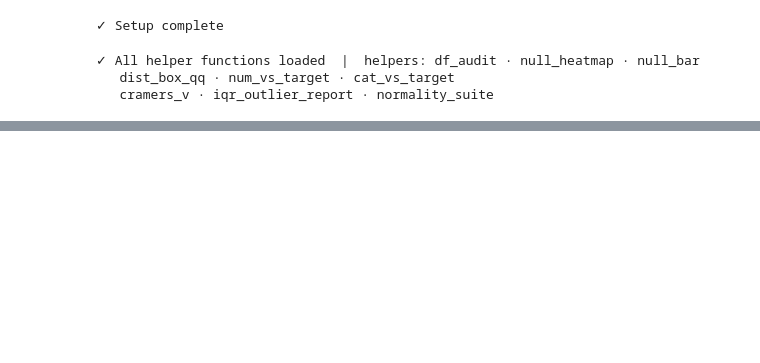
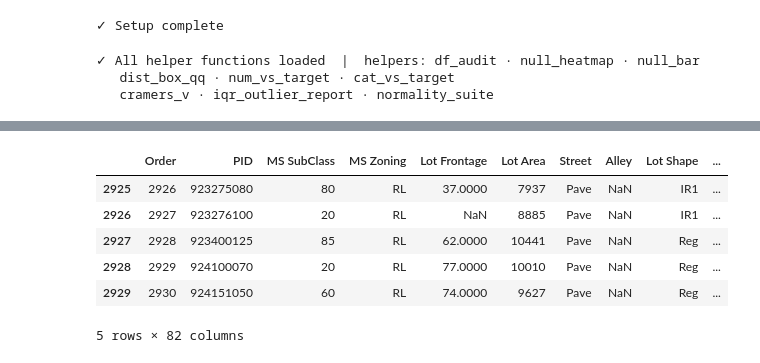
Before and after one commit to ViShEsHK2412/macro-pricer, a Jupyter notebook: notebooks/first.ipynb, the cells around one changed output, grey strips where cells are left out. Saved outputs shown, nothing was run; the diff lists cells and outputs as text; code cells hidden in the pictures; blank space fills up the shorter version.

```diff
--- a/notebooks/first.ipynb
+++ b/notebooks/first.ipynb
@@ -228,0 +246,10 @@ print("   cramers_v · iqr_outlier_report · normality_suite")
+# %%
+display(df.tail(5))
+# %% [output]
+|  | Order | PID | MS SubClass | MS Zoning | Lot Frontage | Lot Area | Street | Alley | Lot Shape | ... |
+| 2925 | 2926 | 923275080 | 80 | RL | 37.0000 | 7937 | Pave | NaN | IR1 | ... |
+| 2926 | 2927 | 923276100 | 20 | RL | NaN | 8885 | Pave | NaN | IR1 | ... |
+| 2927 | 2928 | 923400125 | 85 | RL | 62.0000 | 10441 | Pave | NaN | Reg | ... |
+| 2928 | 2929 | 924100070 | 20 | RL | 77.0000 | 10010 | Pave | NaN | Reg | ... |
+| 2929 | 2930 | 924151050 | 60 | RL | 74.0000 | 9627 | Pave | NaN | Reg | ... |
+5 rows × 82 columns
```
Also changed, not shown: parts of 7 cells of this notebook, 3 other files.
